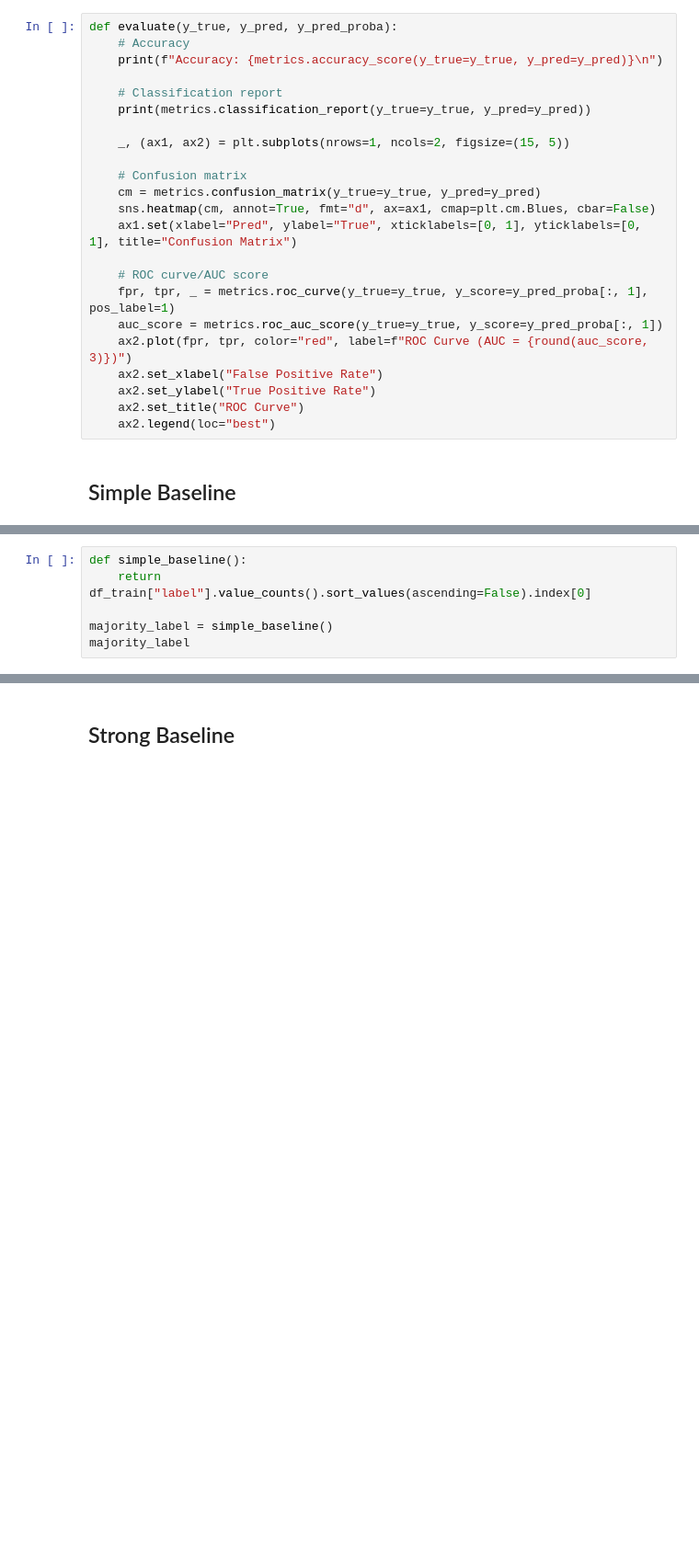
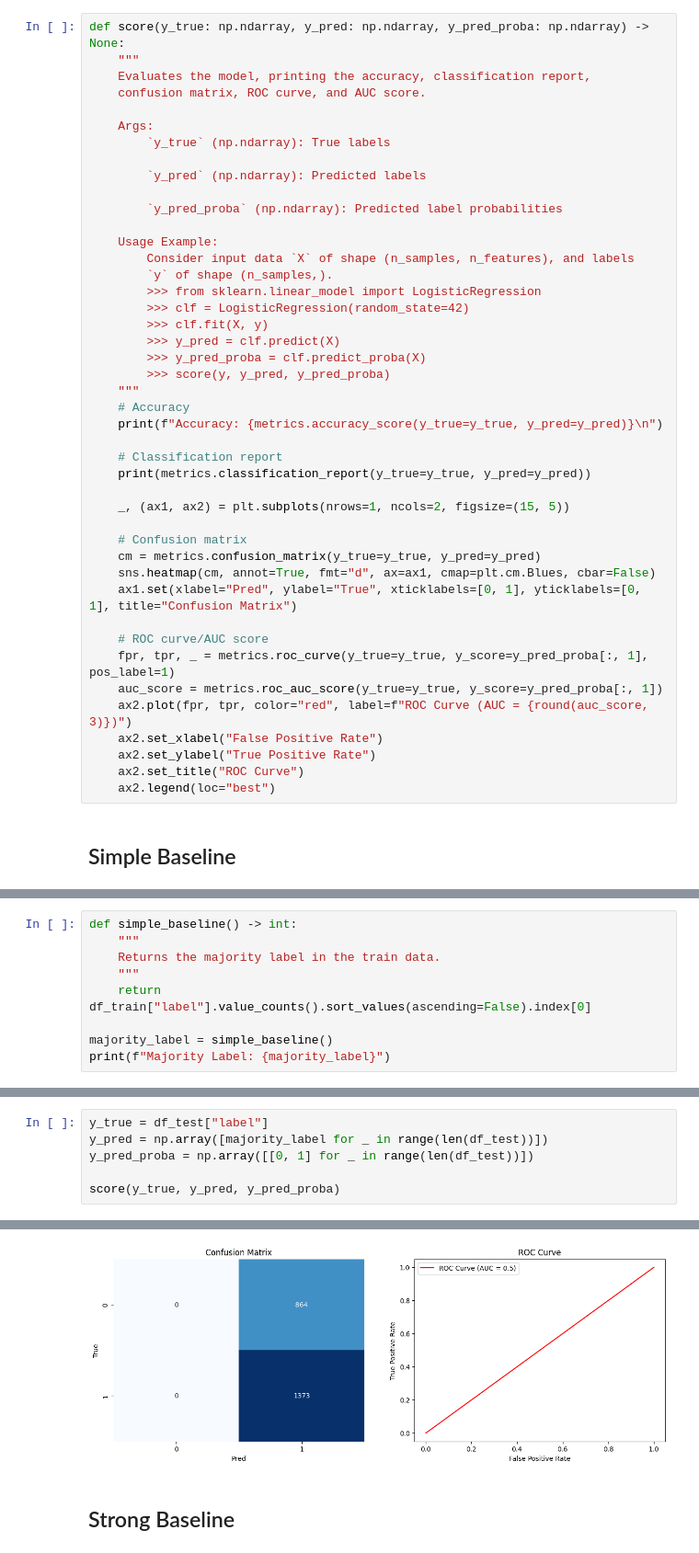
Before and after one commit to r0sa2/multimodal-disaster-tweets-classification, a Jupyter notebook: deliverables/milestone_2.ipynb, the cells around one changed output, grey strips where cells are left out. Shown at 92% size. Drawn from its saved outputs; the diff is of its cells as text; blank space fills up the shorter version.

```diff
--- a/milestone_2.ipynb
+++ b/deliverables/milestone_2.ipynb
@@ -35,5 +57,26 @@ df_test["label"] = df_test["label"].apply(lambda s: 1 if s == "informative" else
 # %%
-def evaluate(y_true, y_pred, y_pred_proba):
+def score(y_true: np.ndarray, y_pred: np.ndarray, y_pred_proba: np.ndarray) -> None:
+    """
+    Evaluates the model, printing the accuracy, classification report,
+    confusion matrix, ROC curve, and AUC score.
+
+    Args:
+        `y_true` (np.ndarray): True labels
+
+        `y_pred` (np.ndarray): Predicted labels
+
+        `y_pred_proba` (np.ndarray): Predicted label probabilities
+
+    Usage Example:
+        Consider input data `X` of shape (n_samples, n_features), and labels
+        `y` of shape (n_samples,).
+        >>> from sklearn.linear_model import LogisticRegression
+        >>> clf = LogisticRegression(random_state=42)
+        >>> clf.fit(X, y)
+        >>> y_pred = clf.predict(X)
+        >>> y_pred_proba = clf.predict_proba(X)
+        >>> score(y, y_pred, y_pred_proba)
+    """
     # Accuracy
     print(f"Accuracy: {metrics.accuracy_score(y_true=y_true, y_pred=y_pred)}\n")
 
@@ -60,7 +105,10 @@ def evaluate(y_true, y_pred, y_pred_proba):
 # %%
-def simple_baseline():
+def simple_baseline() -> int:
+    """
+    Returns the majority label in the train data.
+    """
     return df_train["label"].value_counts().sort_values(ascending=False).index[0]
 
 majority_label = simple_baseline()
-majority_label
+print(f"Majority Label: {majority_label}")
 # %% [output]
@@ -103,0 +158,7 @@ weighted avg       0.40      0.63      0.49      2237
+# %%
+y_true = df_test["label"]
+y_pred = np.array([majority_label for _ in range(len(df_test))])
+y_pred_proba = np.array([[0, 1] for _ in range(len(df_test))])
+
+score(y_true, y_pred, y_pred_proba)
+# %% [output]
@@ -104,2 +175,3 @@ weighted avg       0.40      0.63      0.49      2237
+[figure, added]
 # %% [markdown]
 ## Strong Baseline
```
Also changed, not shown: parts of 23 cells of this notebook, 2 other files.
